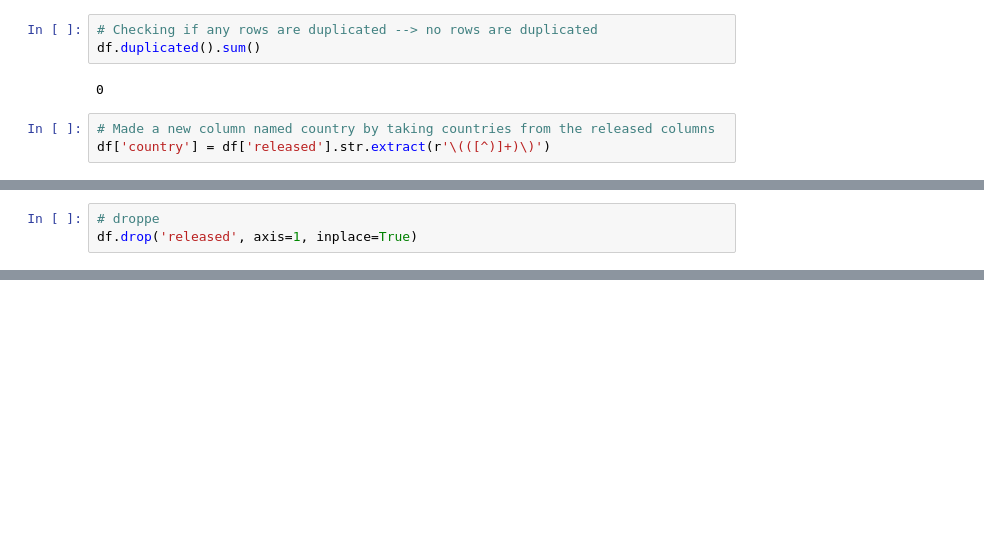
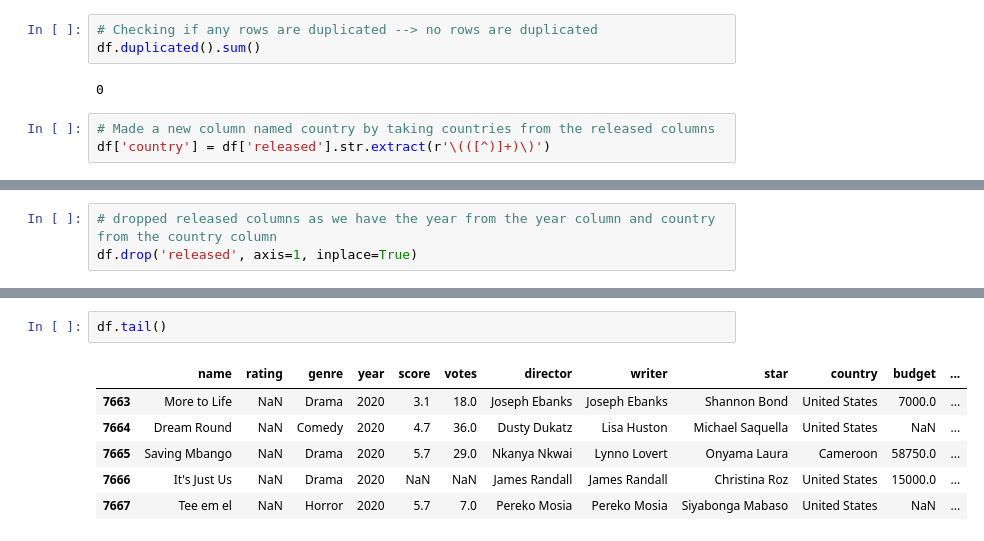
Before and after one commit to yousufellithy/midtermproject, a Jupyter notebook: moviesproject.ipynb, the cells around one changed output, grey strips where cells are left out. Cells and saved outputs as stored; diff of their text form; blank space fills up the shorter version.

```diff
--- a/moviesproject.ipynb
+++ b/moviesproject.ipynb
@@ -84,7 +84,7 @@ df.head()
 | 3 | Airplane! | PG | Comedy | 1980 | July 2, 1980 (United States) | 7.7 | 221000.0 | Jim Abrahams | Jim Abrahams | Robert Hays | United States | ... |
 | 4 | Caddyshack | R | Comedy | 1980 | July 25, 1980 (United States) | 7.3 | 108000.0 | Harold Ramis | Brian Doyle-Murray | Chevy Chase | United States | ... |
 # %%
-# droppe
+# dropped released columns as we have the year from the year column and country from the country column
 df.drop('released', axis=1, inplace=True)
 # %%
 df.head()
@@ -95,3 +95,12 @@ df.head()
 | 2 | Star Wars: Episode V - The Empire... | PG | Action | 1980 | 8.7 | 1200000.0 | Irvin Kershner | Leigh Brackett | Mark Hamill | United States | 18000000.0 | ... |
 | 3 | Airplane! | PG | Comedy | 1980 | 7.7 | 221000.0 | Jim Abrahams | Jim Abrahams | Robert Hays | United States | 3500000.0 | ... |
 | 4 | Caddyshack | R | Comedy | 1980 | 7.3 | 108000.0 | Harold Ramis | Brian Doyle-Murray | Chevy Chase | United States | 6000000.0 | ... |
+# %%
+df.tail()
+# %% [output]
+|  | name | rating | genre | year | score | votes | director | writer | star | country | budget | ... |
+| 7663 | More to Life | NaN | Drama | 2020 | 3.1 | 18.0 | Joseph Ebanks | Joseph Ebanks | Shannon Bond | United States | 7000.0 | ... |
+| 7664 | Dream Round | NaN | Comedy | 2020 | 4.7 | 36.0 | Dusty Dukatz | Lisa Huston | Michael Saquella | United States | NaN | ... |
+| 7665 | Saving Mbango | NaN | Drama | 2020 | 5.7 | 29.0 | Nkanya Nkwai | Lynno Lovert | Onyama Laura | Cameroon | 58750.0 | ... |
+| 7666 | It's Just Us | NaN | Drama | 2020 | NaN | NaN | James Randall | James Randall | Christina Roz | United States | 15000.0 | ... |
+| 7667 | Tee em el | NaN | Horror | 2020 | 5.7 | 7.0 | Pereko Mosia | Pereko Mosia | Siyabonga Mabaso | United States | NaN | ... |
```
Also changed, not shown: parts of 8 cells of this notebook.
